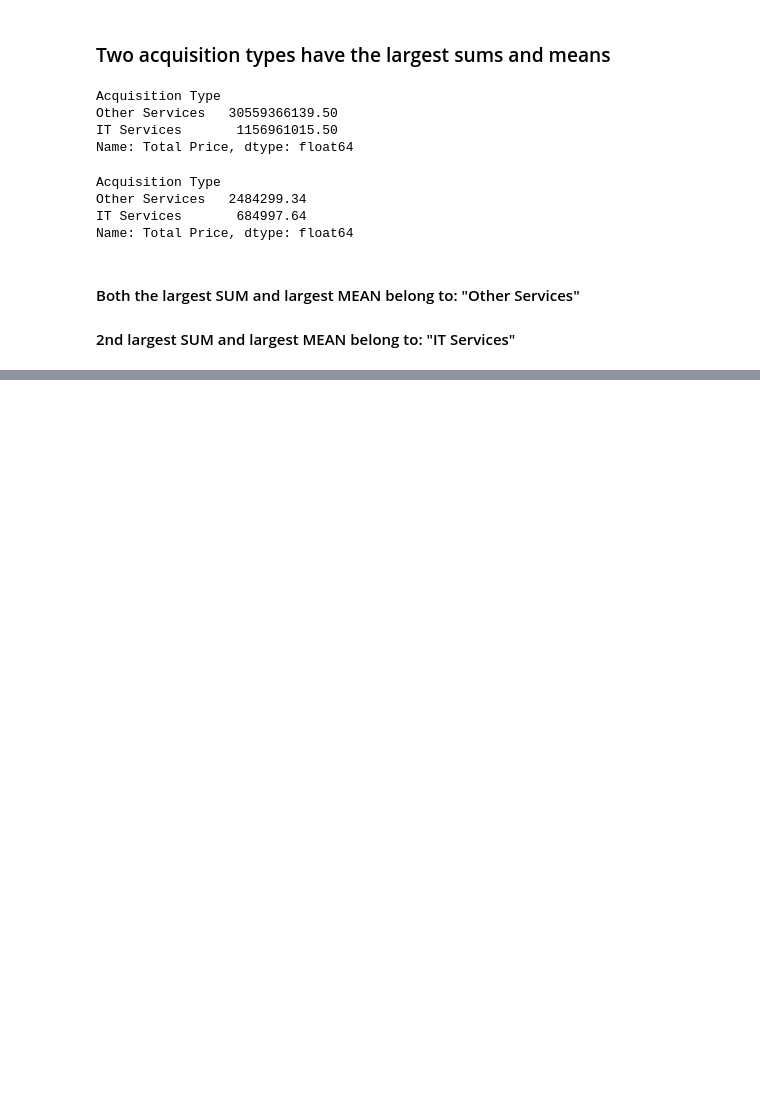
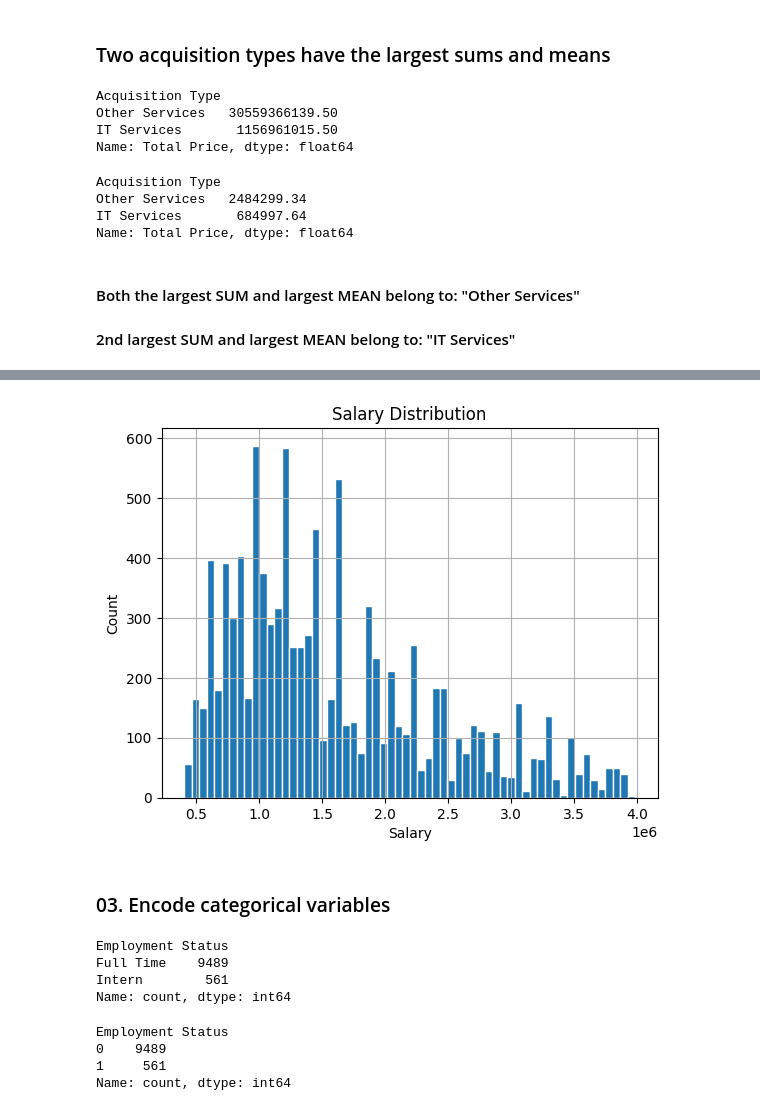
Before and after one commit to savinduthathsara-design/dataanalyticsexercises, a Jupyter notebook: Exercisesset02.ipynb, the cells around one changed output, grey strips where cells are left out. Drawn from its saved outputs; the diff is of its cells as text; code cells hidden in the pictures; blank space fills up the shorter version.

```diff
--- a/Exercisesset02.ipynb
+++ b/Exercisesset02.ipynb
@@ -433,0 +512,30 @@ Name: Total Price, dtype: float64
+# %%
+# Histogram after removing outliers
+df["Salary"].hist(bins=60, edgecolor= "white")
+plt.title("Salary Distribution")
+plt.xlabel("Salary")
+plt.ylabel("Count")
+plt.show()
+# %% [output]
+[figure, added]
+# %% [markdown]
+### 03. Encode categorical variables
+# %%
+# before encoding "Employment status"
+df["Employment Status"].value_counts()
+# %% [output]
+Employment Status
+Full Time    9489
+Intern        561
+Name: count, dtype: int64
+# %%
+#Binary: employment status
+df["Employment Status"] = LabelEncoder().fit_transform(df['Employment Status'])
+
+# "Full time" = 0, "Intern" = 1
+df["Employment Status"].value_counts()
+# %% [output]
+Employment Status
+0    9489
+1     561
+Name: count, dtype: int64
```
Also changed, not shown: parts of 15 cells of this notebook.
